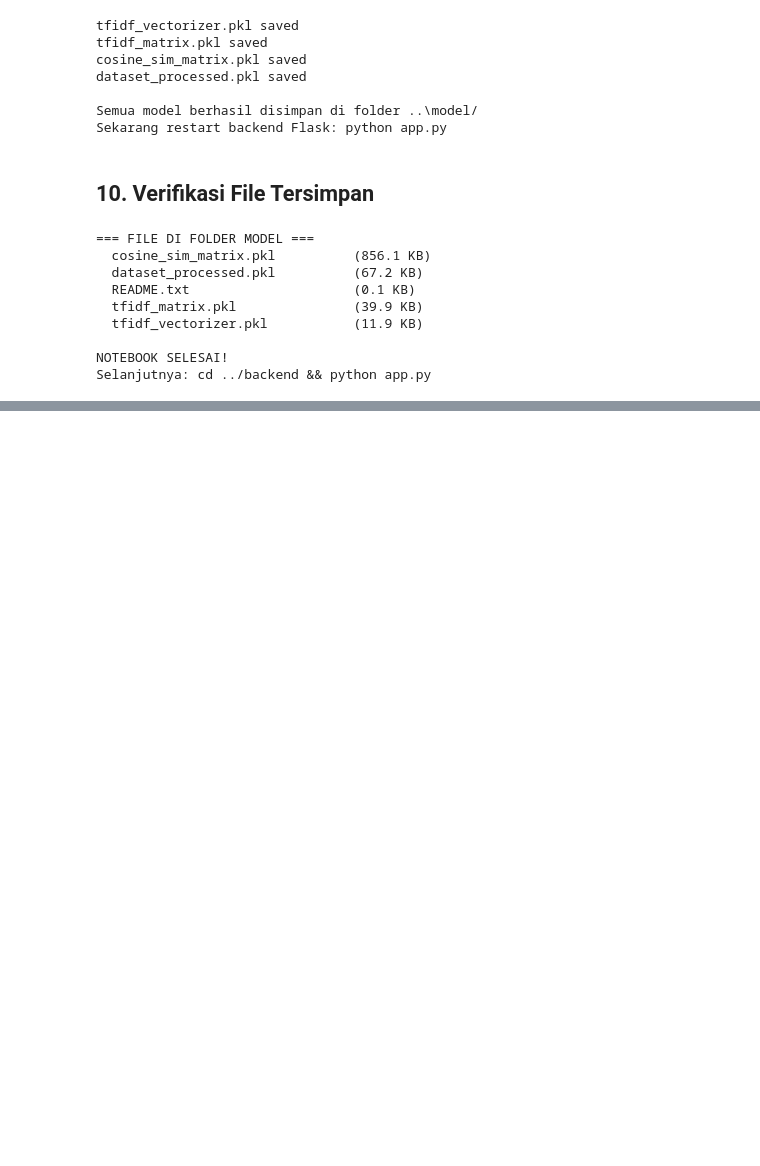
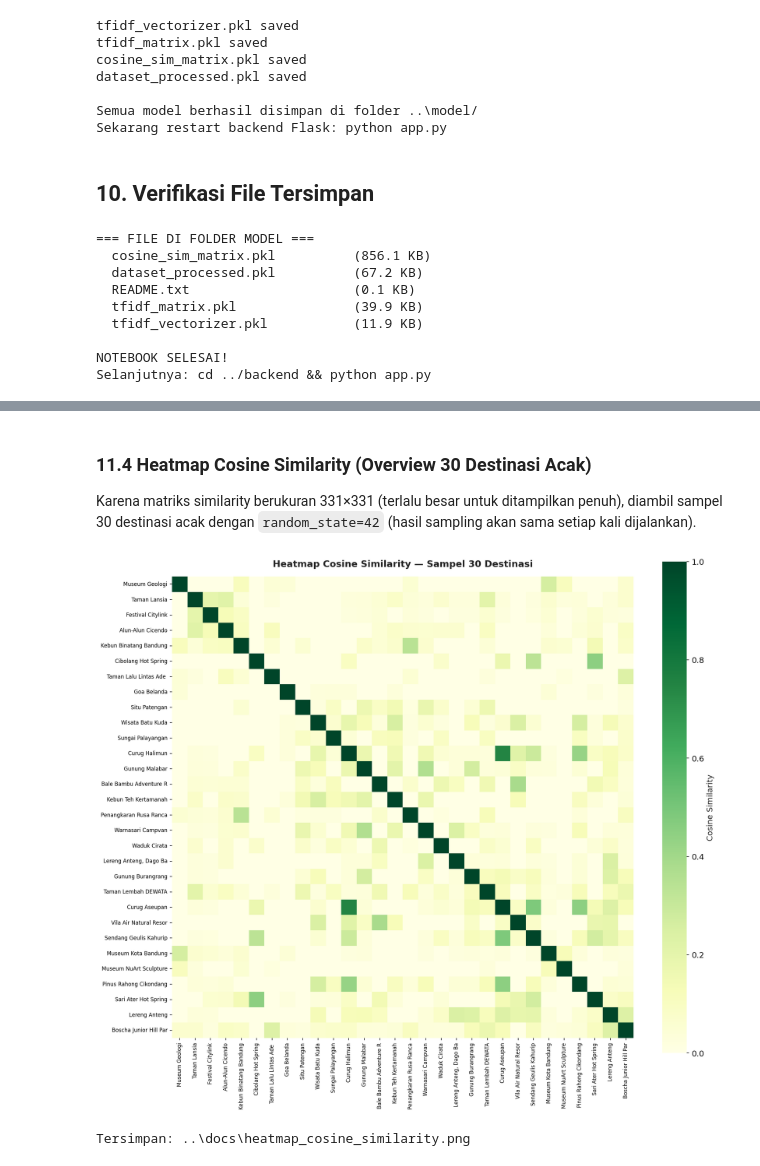
Before and after one commit to miraaldina/Rekomendasi-wisata-bandung, a Jupyter notebook: machineLearning/notebook/01_preprocessing_modeling.ipynb, the cells around one changed output, grey strips where cells are left out. Cells and saved outputs as stored; diff of their text form; code cells hidden in the pictures; blank space fills up the shorter version.

```diff
--- a/machineLearning/notebook/01_preprocessing_modeling.ipynb
+++ b/machineLearning/notebook/01_preprocessing_modeling.ipynb
@@ -1213,0 +1329,29 @@ Selanjutnya: cd ../backend && python app.py
+# %% [markdown]
+### 11.4 Heatmap Cosine Similarity (Overview 30 Destinasi Acak)
+
+Karena matriks similarity berukuran 331×331 (terlalu besar untuk ditampilkan penuh), diambil sampel 30 destinasi acak dengan `random_state=42` (hasil sampling akan sama setiap kali dijalankan).
+# %%
+# ============================================================
+# GAMBAR 4: Heatmap Cosine Similarity — 30 Destinasi Acak
+# ============================================================
+rng = np.random.RandomState(42)
+sample_idx = np.sort(rng.choice(len(df), size=30, replace=False))
+sample_names = df.iloc[sample_idx]['Place_Name'].str.slice(0, 22).values
+sub_matrix = cosine_sim_matrix[np.ix_(sample_idx, sample_idx)]
+
+fig, ax = plt.subplots(figsize=(14, 12), dpi=150)
+sns.heatmap(sub_matrix,
+            xticklabels=sample_names, yticklabels=sample_names,
+            cmap='YlGn', vmin=0, vmax=1, square=True,
+            cbar_kws={'label': 'Cosine Similarity'}, ax=ax)
+ax.set_title(f'Heatmap Cosine Similarity — Sampel {len(sample_idx)} Destinasi',
+             fontsize=14, fontweight='bold', pad=15)
+plt.xticks(rotation=90, fontsize=8)
+plt.yticks(fontsize=8)
+plt.tight_layout()
+plt.savefig(docs_dir / 'heatmap_cosine_similarity.png', facecolor='white')
+plt.show()
+print('Tersimpan:', docs_dir / 'heatmap_cosine_similarity.png')
+# %% [output]
+[figure, added]
+Tersimpan: ..\docs\heatmap_cosine_similarity.png
```
Also changed, not shown: parts of 14 cells of this notebook, 9 other files.
